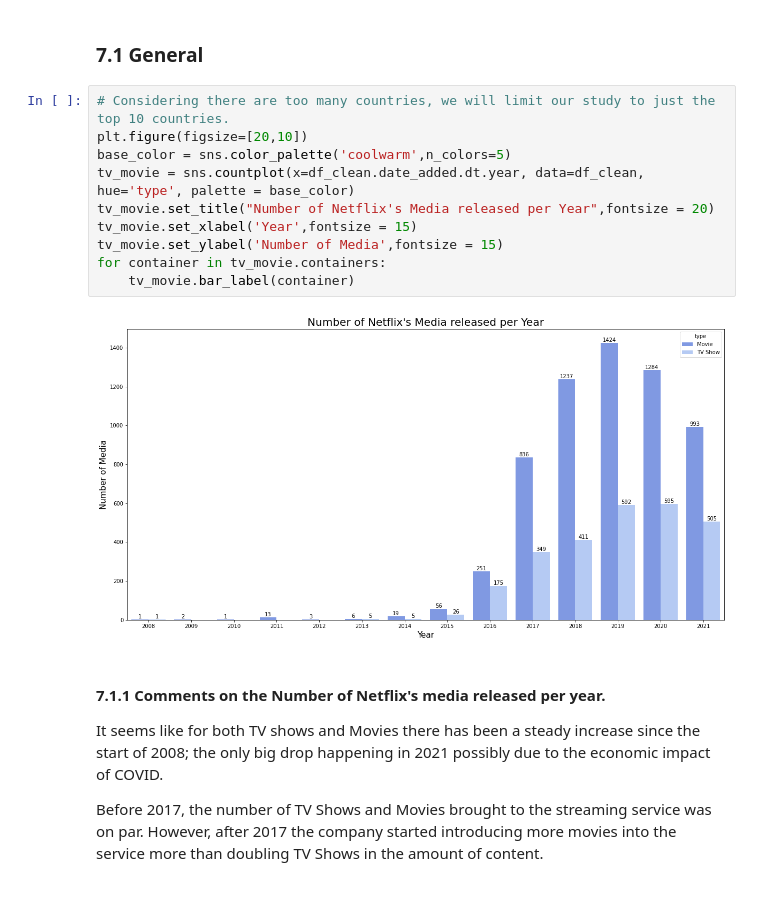
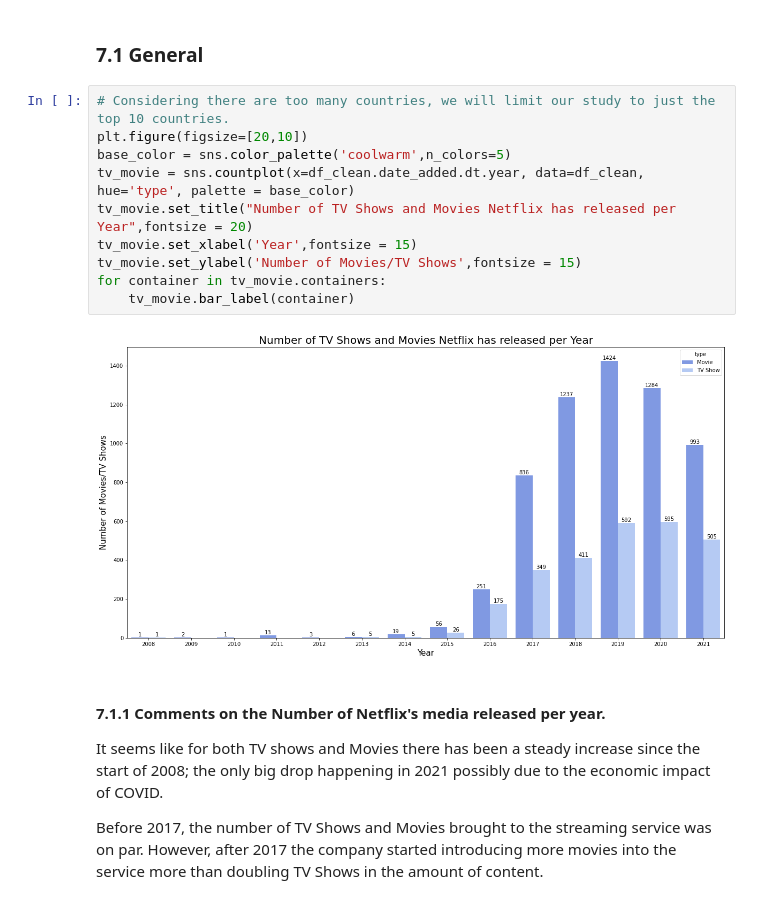
Before and after one commit to Mannygcg/Netflix-Data--Cleaning--Analysis-and-Visualisation, a Jupyter notebook: Netflix_Data_Wrangling_and_Visualisation.ipynb, the cells around one changed output. Saved outputs shown, nothing was run; the diff lists cells and outputs as text.

Commit message:
Updated graphs
Updated a type on Number of TV Shows and Movies Netflix has produced per year.

```diff
--- a/Netflix_Data_Wrangling_and_Visualisation.ipynb
+++ b/Netflix_Data_Wrangling_and_Visualisation.ipynb
@@ -341,15 +341,15 @@ In this section of the report we will explore the answers for the following ques
 # %%
 # Considering there are too many countries, we will limit our study to just the top 10 countries.
 plt.figure(figsize=[20,10])
 base_color = sns.color_palette('coolwarm',n_colors=5)
 tv_movie = sns.countplot(x=df_clean.date_added.dt.year, data=df_clean, hue='type', palette = base_color)
-tv_movie.set_title("Number of Netflix's Media released per Year",fontsize = 20)
+tv_movie.set_title("Number of TV Shows and Movies Netflix has released per Year",fontsize = 20)
 tv_movie.set_xlabel('Year',fontsize = 15)
-tv_movie.set_ylabel('Number of Media',fontsize = 15)
+tv_movie.set_ylabel('Number of Movies/TV Shows',fontsize = 15)
 for container in tv_movie.containers:
     tv_movie.bar_label(container)
 # %% [output]
-[figure, old version]
+[figure, new version]
 # %% [markdown]
 #### 7.1.1 Comments on the Number of Netflix's media released per year.
 
```
Also changed, not shown: parts of 1 cell of this notebook, 1 other file.
